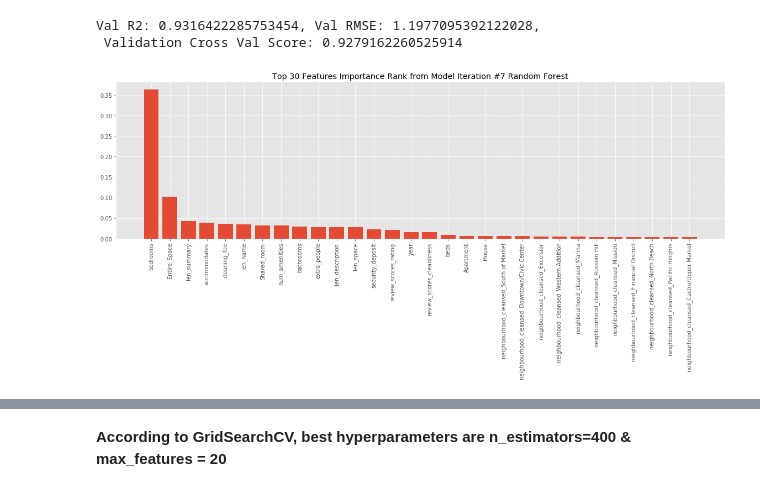
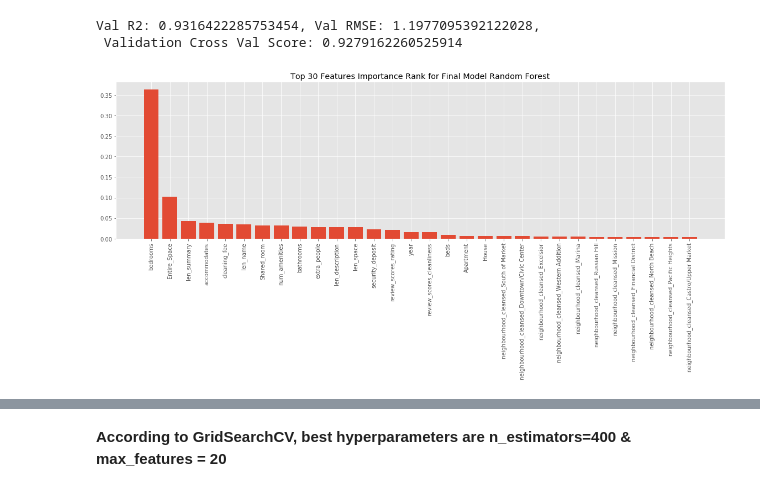
Before and after one commit to sherryduong93/Predict_AirBnB_Listings, a Jupyter notebook: Model_Tracking.ipynb, the cells around one changed output, grey strips where cells are left out. Saved outputs shown, nothing was run; the diff lists cells and outputs as text; code cells hidden in the pictures.

Commit message:
latest iterations of models

```diff
--- a/Model_Tracking.ipynb
+++ b/Model_Tracking.ipynb
@@ -1022,17 +1022,17 @@ Val R2: 0.9316422285753454, Val RMSE: 1.1977095392122028,
 # %%
 rf_features = X_train.columns
 rf_feature_imp = model8.feature_importances_
 feat_df = pd.DataFrame(rf_feature_imp, index=rf_features,
                        columns=['weight']).sort_values('weight',ascending=False)[:30]
 plt.figure(figsize=(16,8))
 plt.bar(x=feat_df.index, height=feat_df['weight'])
 plt.xticks(rotation=90)
-plt.title('Top 30 Features Importance Rank from Model Iteration #7 Random Forest')
+plt.title('Top 30 Features Importance Rank for Final Model Random Forest')
 plt.tight_layout()
-# plt.savefig('Graphs/Length_text_feat_imp.png', dpi=300)
+# plt.savefig('Graphs/Final_model_feat_imp.png', dpi=300)
 plt.show()
 # %% [output]
-[figure, old version]
+[figure, new version]
 # %%
 X_train.columns
 # %% [output]
```
Also changed, not shown: parts of 5 cells of this notebook.
